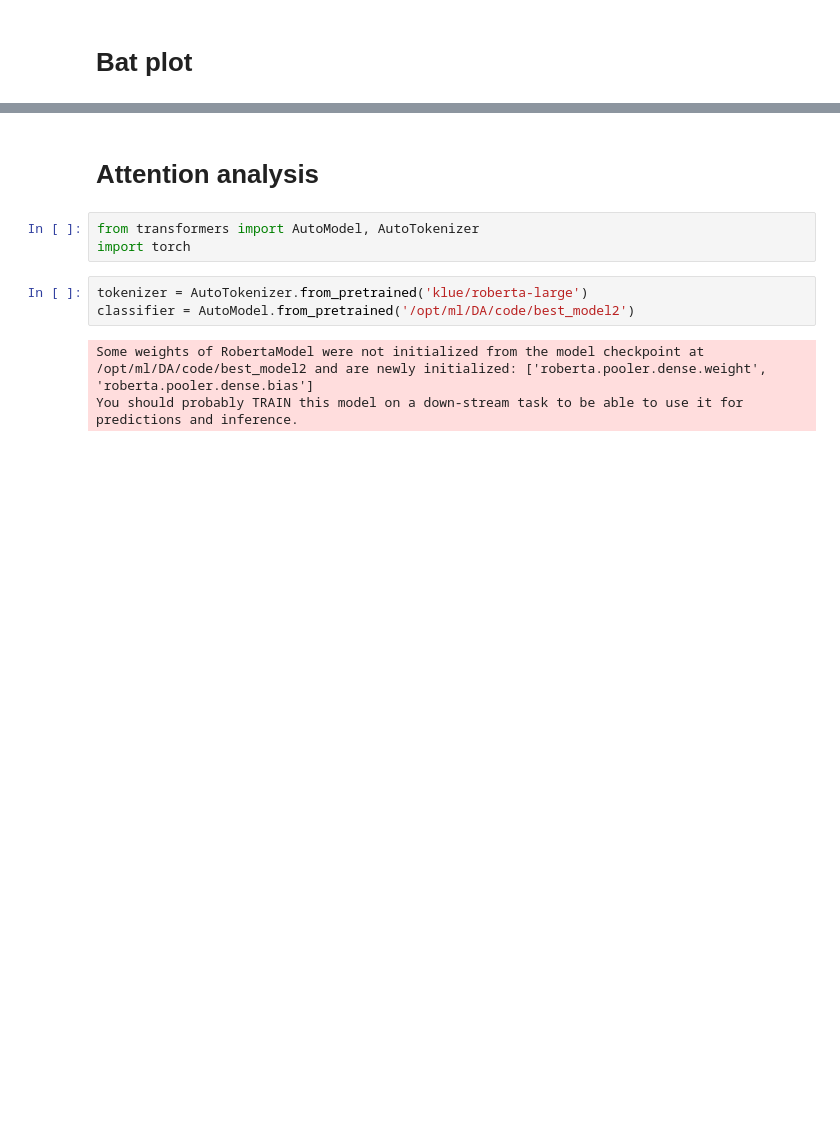
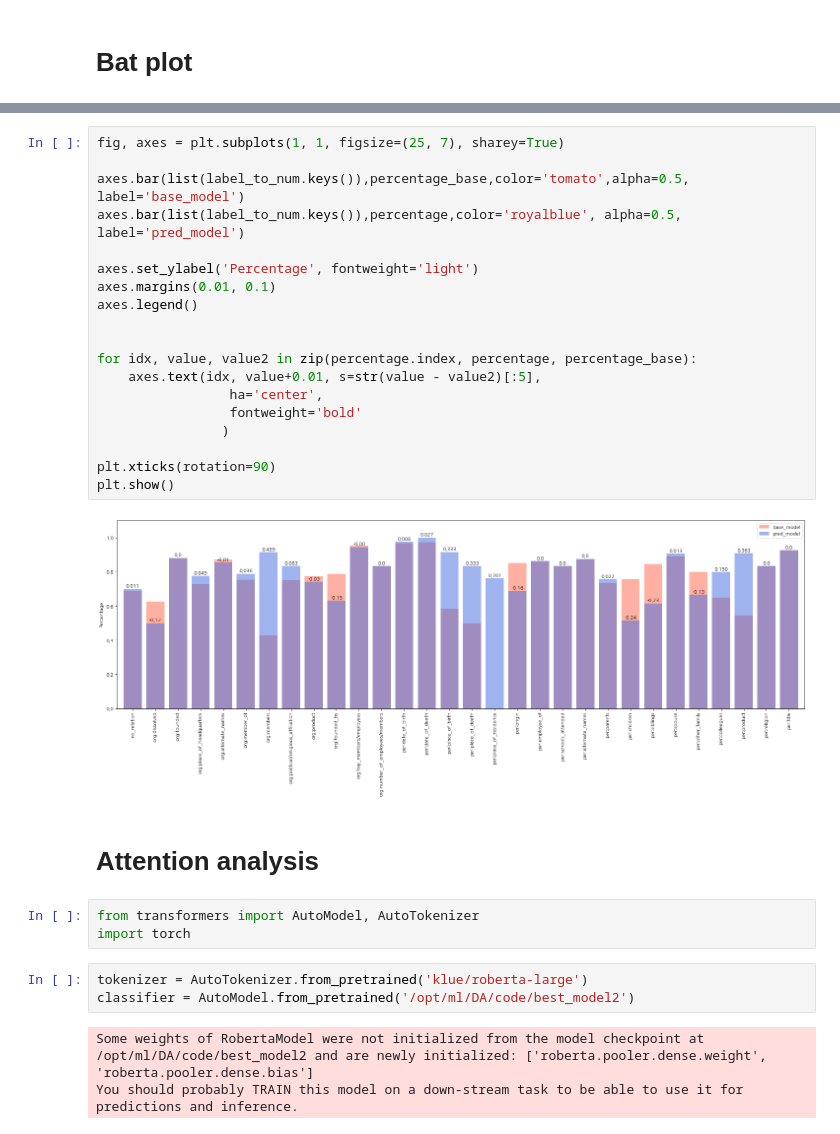
Before and after one commit to sml8648/level2_klue_nlp-level2-nlp-05, a Jupyter notebook: result_visualize.ipynb, the cells around one changed output, grey strips where cells are left out. Saved outputs shown, nothing was run; the diff lists cells and outputs as text; blank space fills up the shorter version.

```diff
--- a/result_visualize.ipynb
+++ b/result_visualize.ipynb
@@ -65,3 +80,24 @@ plt.show()
+# %%
+fig, axes = plt.subplots(1, 1, figsize=(25, 7), sharey=True)
+
+axes.bar(list(label_to_num.keys()),percentage_base,color='tomato',alpha=0.5, label='base_model')
+axes.bar(list(label_to_num.keys()),percentage,color='royalblue', alpha=0.5, label='pred_model')
+
+axes.set_ylabel('Percentage', fontweight='light')
+axes.margins(0.01, 0.1)
+axes.legend()
+
+
+for idx, value, value2 in zip(percentage.index, percentage, percentage_base):
+    axes.text(idx, value+0.01, s=str(value - value2)[:5],
+                 ha='center',
+                 fontweight='bold'
+                )
+
+plt.xticks(rotation=90)
+plt.show()
+# %% [output]
+[figure, added]
 # %% [markdown]
 # Attention analysis
 # %%
```
Also changed, not shown: parts of 6 cells of this notebook.
